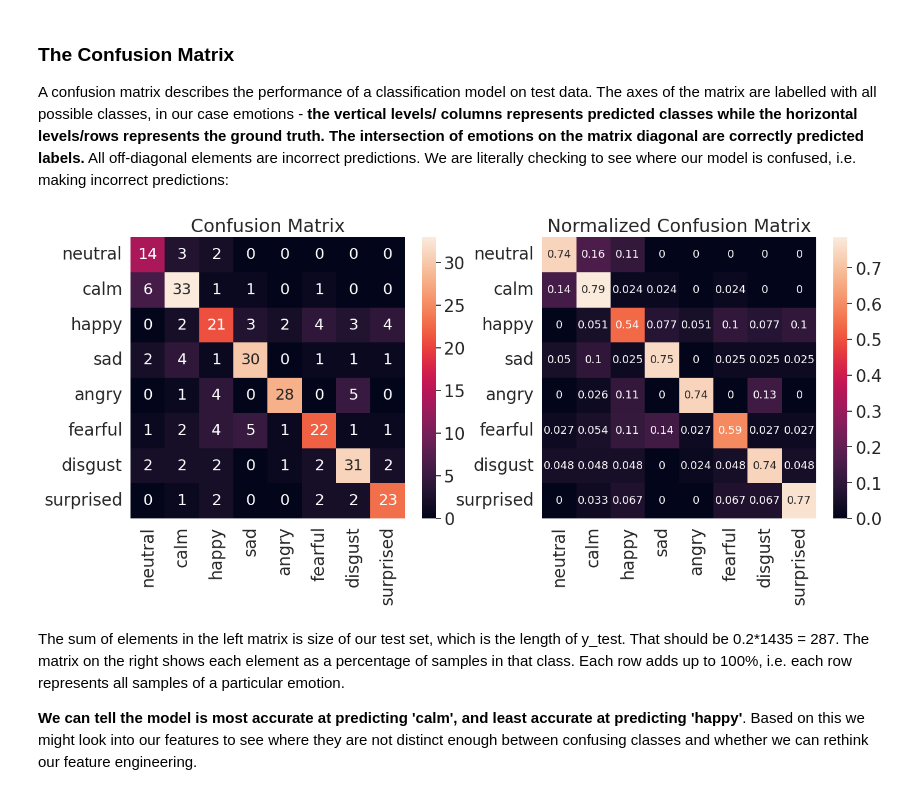
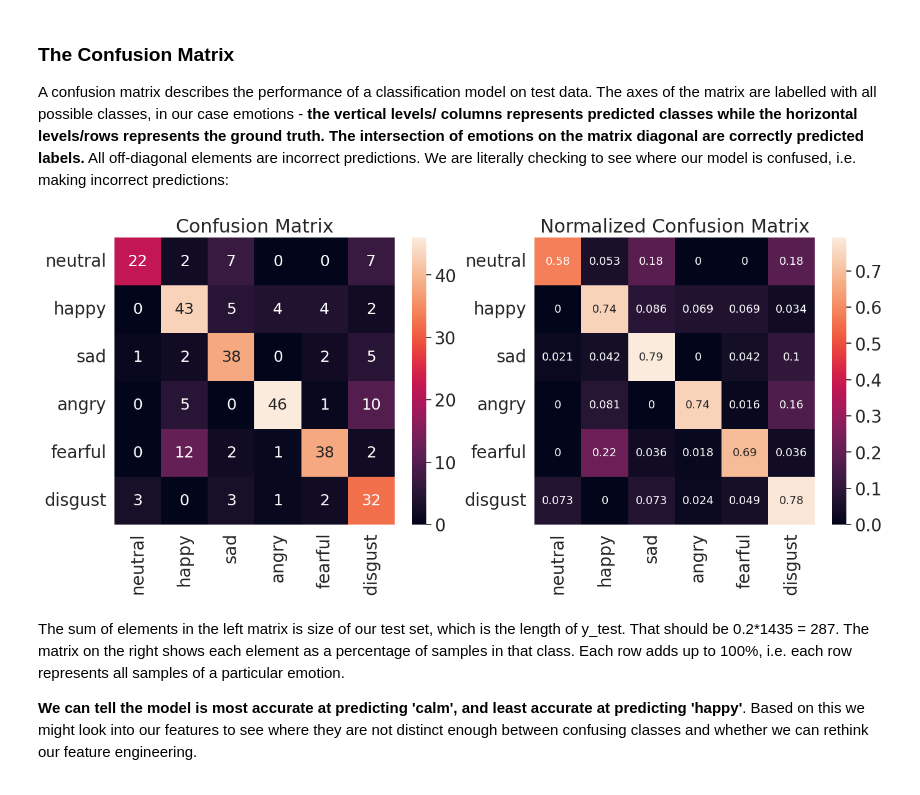
Before and after one commit to mxsu/Week4-Neural_Network, a Jupyter notebook: Week4__Neural_Networks.ipynb, the cells around one changed output. Saved outputs shown, nothing was run; the diff lists cells and outputs as text; code cells hidden in the pictures.

```diff
--- a/Week4__Neural_Networks.ipynb
+++ b/Week4__Neural_Networks.ipynb
@@ -397,18 +341,18 @@ features_df_RAV
 # emotions_df
 # genders_df
 
-print(f'\nAudio samples represented: {featuresEmo.shape[0]}')
-print(f'Numerical features extracted per sample: {featuresEmo.shape[1]}')
-features_df_Emo = pd.DataFrame(featuresEmo) # make it pretty for display
+print(f'\nAudio samples represented: {featuresBoth.shape[0]}')
+print(f'Numerical features extracted per sample: {featuresBoth.shape[1]}')
+features_df_Both = pd.DataFrame(featuresBoth) # make it pretty for display
 
 
 #making dataframe for emotions as well
-emotions_df_Emo = pd.DataFrame(emotionsEmo) # make it pretty for display
+emotions_df_Both = pd.DataFrame(emotionsBoth) # make it pretty for display
 
 #dataframe for gender
 #genders_df_RAV = pd.DataFrame(gendersRAV) # make it pretty for display
 
-features_df_Emo
+features_df_Both
 # emotions_df
 # genders_df
 # %% [output]
@@ -502,3 +491,6 @@ We'll create MinMax scaled features as well so we can give them a try later on t
+# %%
+features = features_df_Both
+emotions = emotions_df_Both
 # %%
 from sklearn.preprocessing import StandardScaler
 from sklearn.preprocessing import MinMaxScaler
@@ -826,35 +818,36 @@ import seaborn as sn # I like seaborn's confusion matrix over sklearn's default
 
 # get predictions on test set
 test_emotion_predictions = model.predict(X_test)
 test_emotion_groundtruth = y_test
 
 # set labels for matrix axes from emotions
-emotion_list =['neutral','calm','happy','sad','angry','fearful','disgust','surprised']
+#emotion_list =['neutral','calm','happy','sad','angry','fearful','disgust','surprised'] #RAVDESS
+emotion_list =['neutral','happy','sad','angry','fearful','disgust'] #COMBINED DATA SET
 emotion_name = [emotion for emotion in emotion_list]
 
 # build confusion matrix and normalized confusion matrix
 conf_matrix = confusion_matrix(test_emotion_groundtruth, test_emotion_predictions, labels=emotion_list)
 conf_matrix_norm = confusion_matrix(test_emotion_groundtruth, test_emotion_predictions,normalize='true', labels=emotion_list)
 
 
 
 # make a confusion matrix with labels using a DataFrame
 confmatrix_df = pd.DataFrame(conf_matrix, index=emotion_name, columns=emotion_name)
 confmatrix_df_norm = pd.DataFrame(conf_matrix_norm, index=emotion_name, columns=emotion_name)
 
 # plot confusion matrices
 plt.figure(figsize=(16,6))
 sn.set(font_scale=1.8) # emotion label and title size
 plt.subplot(1,2,1)
 plt.title('Confusion Matrix')
 sn.heatmap(confmatrix_df, annot=True, annot_kws={"size": 18}) #annot_kws is value font
 plt.subplot(1,2,2)
 plt.title('Normalized Confusion Matrix')
 sn.heatmap(confmatrix_df_norm, annot=True, annot_kws={"size": 13}) #annot_kws is value font
 
 plt.show()
 # %% [output]
-[figure, old version]
+[figure, new version]
 # %% [markdown]
 The sum of elements in the left matrix is size of our test set, which is the length of y_test. That should be 0.2*1435 = 287. The matrix on the right shows each element as a percentage of samples in that class. Each row adds up to 100%, i.e. each row represents all samples of a particular emotion.
 
```
Also changed, not shown: parts of 22 cells of this notebook.
